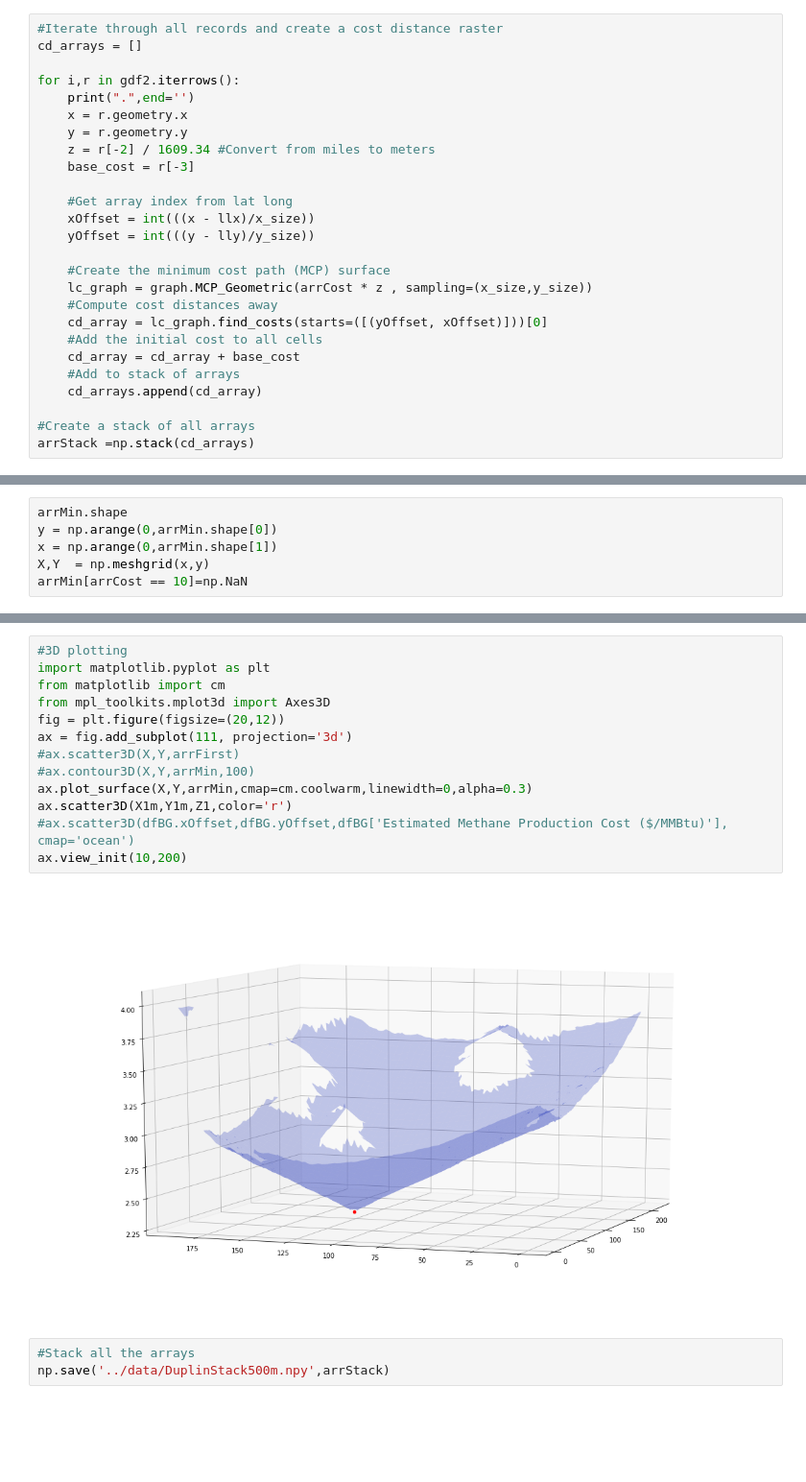
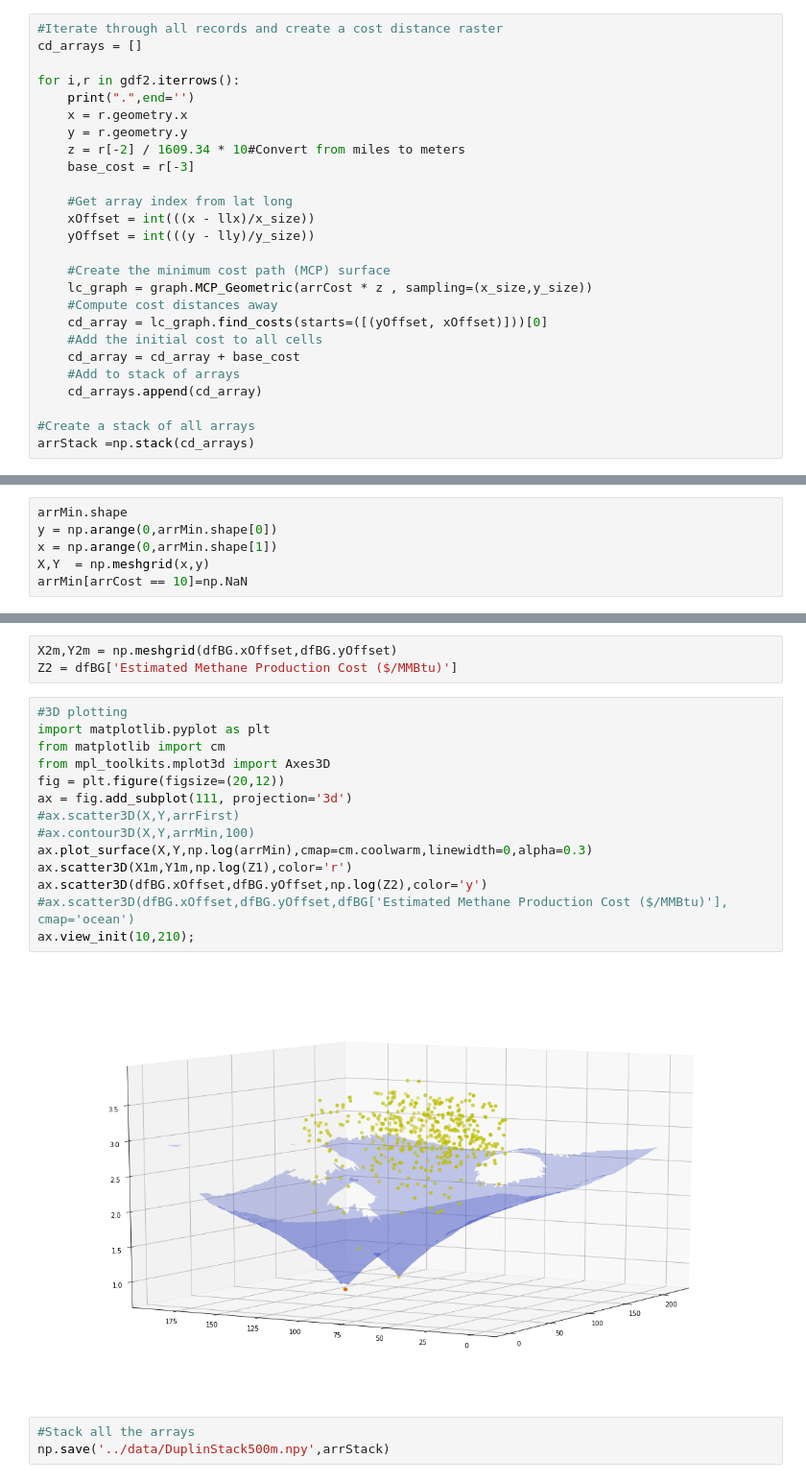
Before and after one commit to ENV859/BioGas_optimization, a Jupyter notebook: scripts/Create-Cost-Stack.ipynb, the cells around one changed output, grey strips where cells are left out. Shown: that part at 96% size. Cells and saved outputs as stored; diff of their text form; blank space fills up the shorter version.

Commit message:
Tweaks the z value for better plotting

```diff
--- a/scripts/Create-Cost-Stack.ipynb
+++ b/scripts/Create-Cost-Stack.ipynb
@@ -86,7 +86,7 @@ for i,r in gdf2.iterrows():
     print(".",end='')
     x = r.geometry.x
     y = r.geometry.y
-    z = r[-2] / 1609.34 #Convert from miles to meters
+    z = r[-2] / 1609.34 * 10#Convert from miles to meters
     base_cost = r[-3]
 
     #Get array index from lat long
@@ -182,18 +167,22 @@ X1,Y1,Z1
+# %%
+X2m,Y2m = np.meshgrid(dfBG.xOffset,dfBG.yOffset)
+Z2 = dfBG['Estimated Methane Production Cost ($/MMBtu)']
 # %%
 #3D plotting
 import matplotlib.pyplot as plt
 from matplotlib import cm
 from mpl_toolkits.mplot3d import Axes3D
 fig = plt.figure(figsize=(20,12))
 ax = fig.add_subplot(111, projection='3d')
 #ax.scatter3D(X,Y,arrFirst)
 #ax.contour3D(X,Y,arrMin,100)
-ax.plot_surface(X,Y,arrMin,cmap=cm.coolwarm,linewidth=0,alpha=0.3)
-ax.scatter3D(X1m,Y1m,Z1,color='r')
+ax.plot_surface(X,Y,np.log(arrMin),cmap=cm.coolwarm,linewidth=0,alpha=0.3)
+ax.scatter3D(X1m,Y1m,np.log(Z1),color='r')
+ax.scatter3D(dfBG.xOffset,dfBG.yOffset,np.log(Z2),color='y')
 #ax.scatter3D(dfBG.xOffset,dfBG.yOffset,dfBG['Estimated Methane Production Cost ($/MMBtu)'], cmap='ocean')
-ax.view_init(10,200)
+ax.view_init(10,210);
 # %% [output]
-[figure, old version]
+[figure, new version]
 # %%
 #Stack all the arrays
 np.save('../data/DuplinStack500m.npy',arrStack)
```
Also changed, not shown: parts of 3 cells of this notebook.
